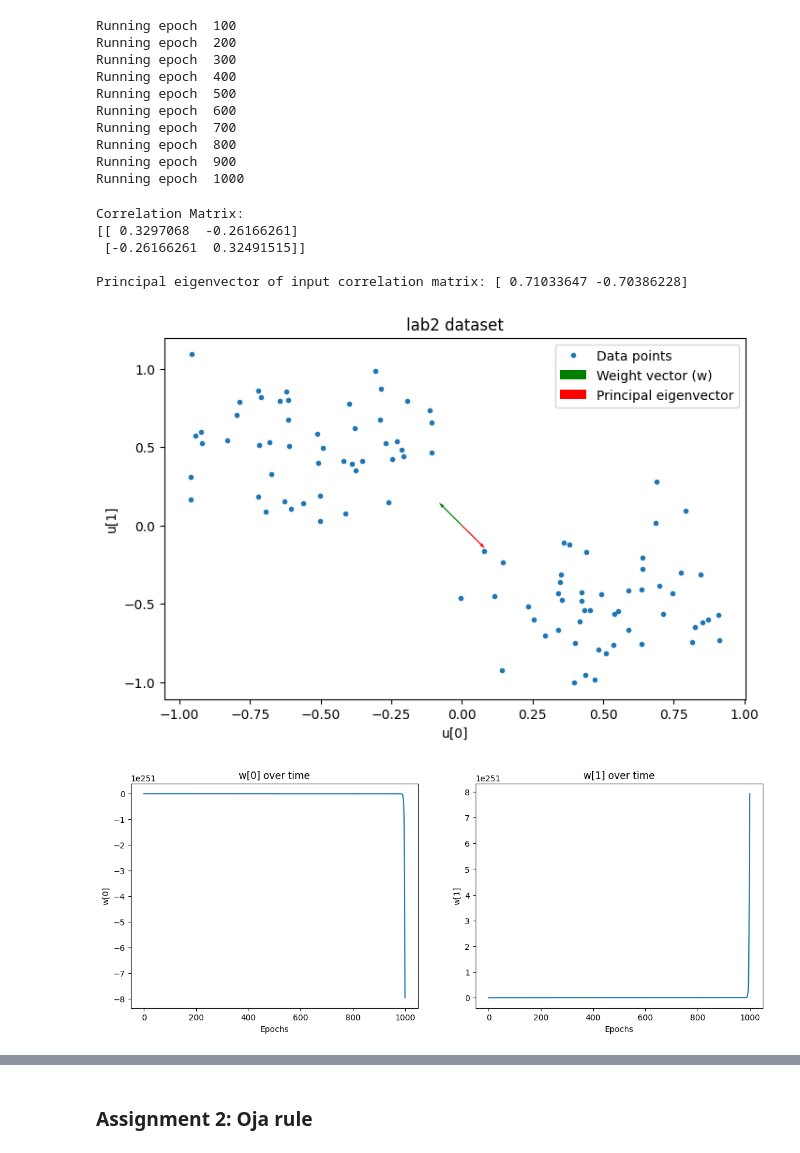
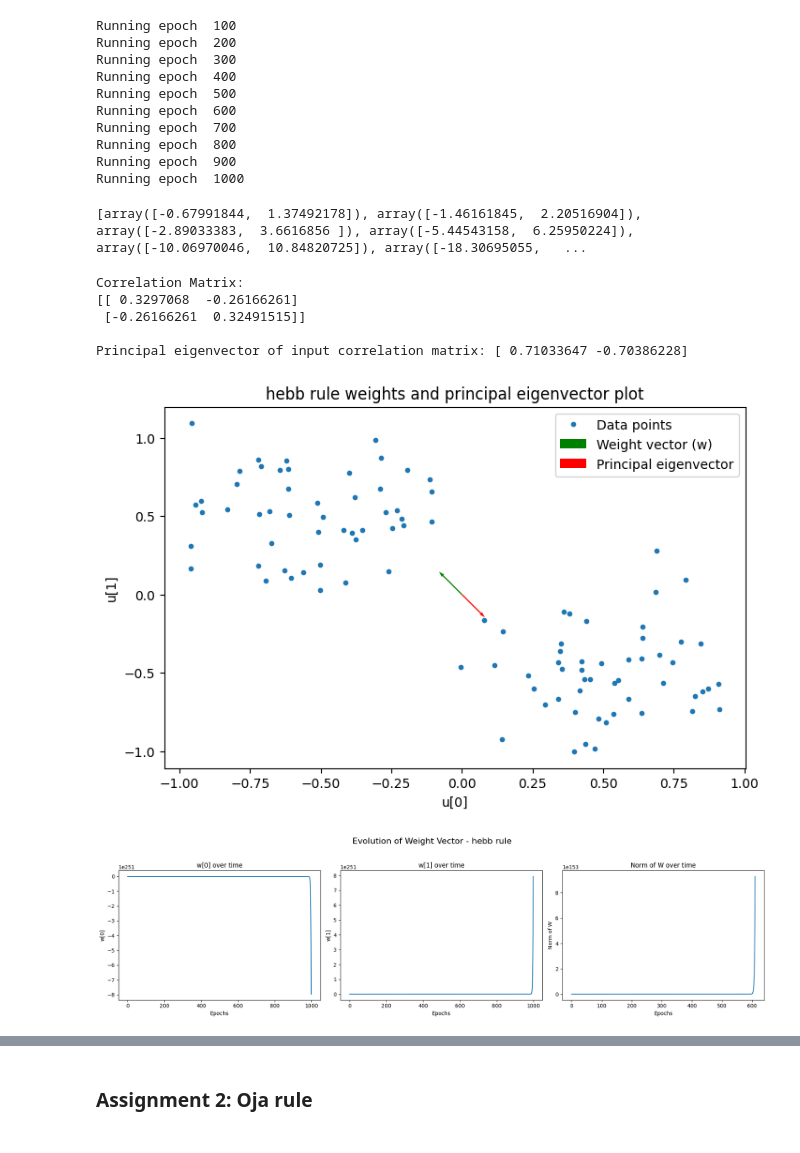
Before and after one commit to francealip/cns_lab, a Jupyter notebook: LAB2_1/hebb_rule.ipynb, the cells around one changed output, grey strips where cells are left out. Saved outputs shown, nothing was run; the diff lists cells and outputs as text; code cells hidden in the pictures.

Commit message:
ended the lab_2_1 mandatory phase and first extra phase

```diff
--- a/LAB2_1/hebb_rule.ipynb
+++ b/LAB2_1/hebb_rule.ipynb
@@ -43,6 +44,13 @@ Running epoch  700
 Running epoch  800
 Running epoch  900
 Running epoch  1000
+# %%
+# Extra code to convert back weights if needed:
+hebb_weights = np.load("outputs/hebb_rule/weights.npz")
+hebb_weights = [hebb_weights[f"arr_{i}"] for i in range(len(hebb_weights.files))]
+print(hebb_weights)
+# %% [output]
+[array([-0.67991844,  1.37492178]), array([-1.46161845,  2.20516904]), array([-2.89033383,  3.6616856 ]), array([-5.44543158,  6.25950224]), array([-10.06970046,  10.84820725]), array([-18.30695055,   ...
 # %%
 q = np.cov(u)
 eval, evec = np.linalg.eig(q)
@@ -57,11 +65,11 @@ Correlation Matrix:
 
 Principal eigenvector of input correlation matrix: [ 0.71033647 -0.70386228]
 # %%
-plot_1(u, w, p_evec)
+plot_1(u, w, p_evec, "hebb_rule")
 # %% [output]
-[figure, old version]
+[figure, new version]
 # %%
 tspan = np.arange(0, convergence, 1)
-plot_2_0(tspan, w_history)
+plot_2(tspan, w_history, "hebb_rule")
 # %% [output]
-[figure, old version]
+[figure, new version]
```
Also changed, not shown: parts of 27 cells of this notebook, 3 other files.
